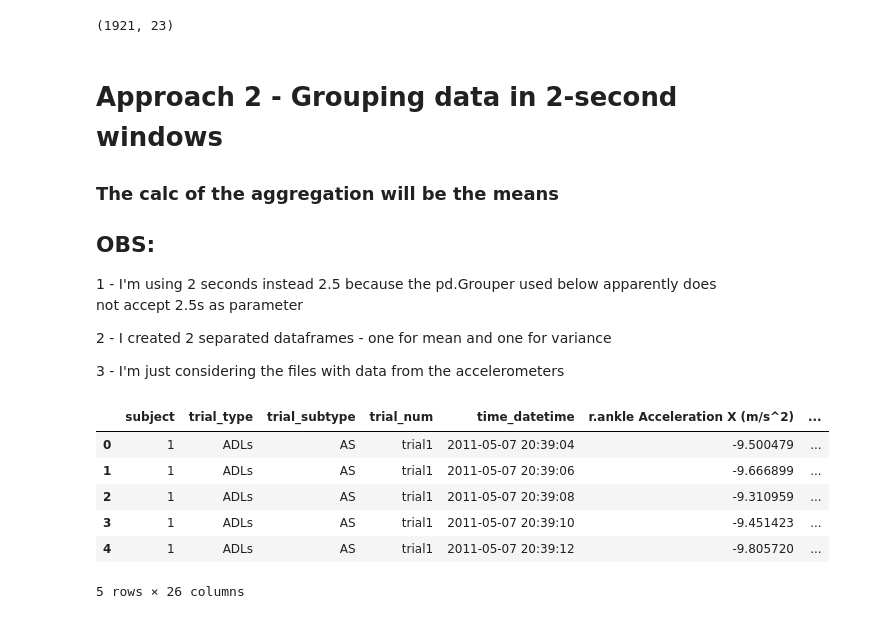
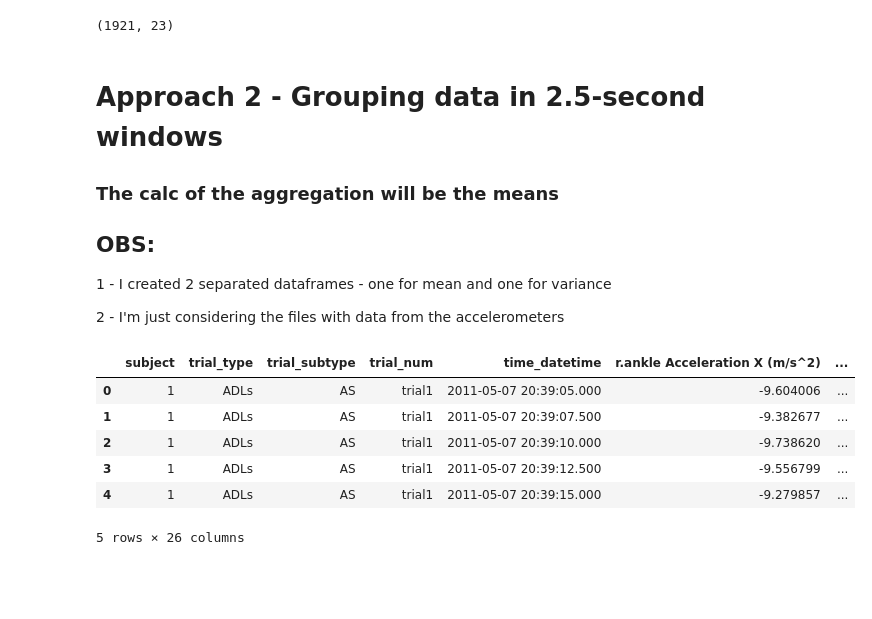
Before and after one commit to mdrmuhaimin/BigData2, a Jupyter notebook: code/preprocessing.ipynb, the cells around one changed output. Cells and saved outputs as stored; diff of their text form; code cells hidden in the pictures; blank space fills up the shorter version.

Commit message:
update to change groups of 2-seconds to 2.5-seconds

```diff
--- a/code/preprocessing.ipynb
+++ b/code/preprocessing.ipynb
@@ -136,30 +136,28 @@ df_graph.shape
 # %% [output]
 (1921, 23)
 # %% [markdown]
-# Approach 2 - Grouping data in 2-second windows
+# Approach 2 - Grouping data in 2.5-second windows
 
 ### The calc of the aggregation will be the means
 
 
 ## OBS:
 
-1 - I'm using 2 seconds instead 2.5 because the pd.Grouper used below apparently does not accept 2.5s as parameter
+1 - I created 2 separated dataframes - one for mean and one for variance
 
-2 - I created 2 separated dataframes - one for mean and one for variance
-
-3 - I'm just considering the files with data from the accelerometers
+2 - I'm just considering the files with data from the accelerometers
 # %%
 # group in intervals of 2 seconds, calculating the mean
-df_2s_window_mean = df.groupby(['subject','trial_type','trial_subtype','trial_num',pd.Grouper(key='time_datetime', freq='2s')])[meta_acceletarion].mean()
+df_2s_window_mean = df.groupby(['subject','trial_type','trial_subtype','trial_num',pd.Grouper(key='time_datetime', freq='2500000us')])[meta_acceletarion].mean()
 df_2s_window_mean = df_2s_window_mean.reset_index()
 df_2s_window_mean.head()
 # %% [output]
 |  | subject | trial_type | trial_subtype | trial_num | time_datetime | r.ankle Acceleration X (m/s^2) | ... |
-| 0 | 1 | ADLs | AS | trial1 | 2011-05-07 20:39:04 | -9.500479 | ... |
-| 1 | 1 | ADLs | AS | trial1 | 2011-05-07 20:39:06 | -9.666899 | ... |
-| 2 | 1 | ADLs | AS | trial1 | 2011-05-07 20:39:08 | -9.310959 | ... |
-| 3 | 1 | ADLs | AS | trial1 | 2011-05-07 20:39:10 | -9.451423 | ... |
-| 4 | 1 | ADLs | AS | trial1 | 2011-05-07 20:39:12 | -9.805720 | ... |
+| 0 | 1 | ADLs | AS | trial1 | 2011-05-07 20:39:05.000 | -9.604006 | ... |
+| 1 | 1 | ADLs | AS | trial1 | 2011-05-07 20:39:07.500 | -9.382677 | ... |
+| 2 | 1 | ADLs | AS | trial1 | 2011-05-07 20:39:10.000 | -9.738620 | ... |
+| 3 | 1 | ADLs | AS | trial1 | 2011-05-07 20:39:12.500 | -9.556799 | ... |
+| 4 | 1 | ADLs | AS | trial1 | 2011-05-07 20:39:15.000 | -9.279857 | ... |
 5 rows × 26 columns
 # %%
 # renaming the acceleration measurement columns, including a '_mean' in the end
```
Also changed, not shown: parts of 6 cells of this notebook.
